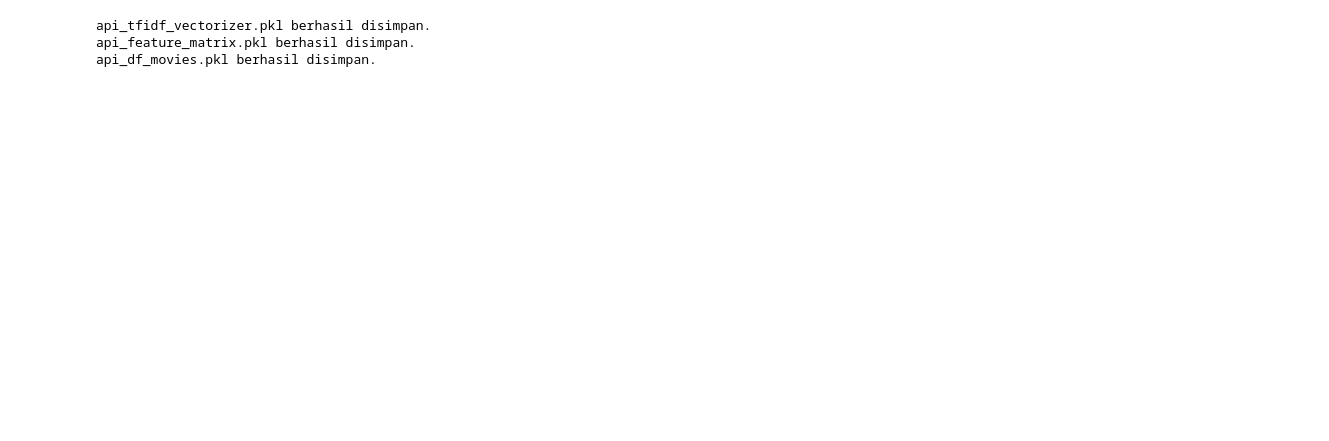
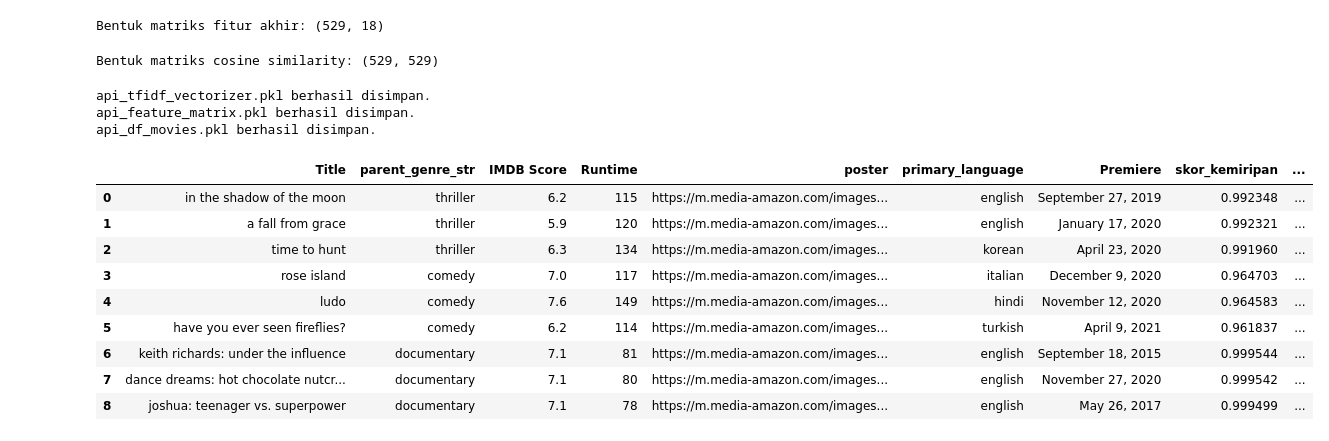
Before and after one commit to zynema/zynema-ai, a Jupyter notebook: model/notebook/notebook.ipynb, the cells around one changed output. Saved outputs shown, nothing was run; the diff lists cells and outputs as text; code cells hidden in the pictures; blank space fills up the shorter version.

```diff
--- a/model/notebook/notebook.ipynb
+++ b/model/notebook/notebook.ipynb
@@ -21,5 +25,0 @@ Jumlah kategori genre unik di dataset adalah: 54
-# %%
-unique_genres = df_movies['parent_genre'].unique()
-print("Daftar kategori genre unik:")
-for genre in unique_genres:
-    print(f"- {genre}")
@@ -230 +70,11 @@ Button(button_style='info', description='Dapatkan Rekomendasi', icon='search', s
+# %%
+feature_matrix = hstack([tfidf_matrix, numeric_features])
+print(f"Bentuk matriks fitur akhir: {feature_matrix.shape}")
+# %% [output]
+Bentuk matriks fitur akhir: (529, 18)
+# %%
+cosine_sim = cosine_similarity(feature_matrix)
+print(f"Bentuk matriks cosine similarity: {cosine_sim.shape}")
+# %% [output]
+Bentuk matriks cosine similarity: (529, 529)
 # %%
@@ -246,3 +91,65 @@ print('api_df_movies.pkl berhasil disimpan.')
 api_tfidf_vectorizer.pkl berhasil disimpan.
 api_feature_matrix.pkl berhasil disimpan.
 api_df_movies.pkl berhasil disimpan.
+# %%
+import pandas as pd
+import joblib
+from sklearn.metrics.pairwise import cosine_similarity
+import numpy as np
+from scipy.sparse import csr_matrix
+
+df_movies = pd.read_pickle('api_df_movies.pkl')
+feature_matrix = joblib.load('api_feature_matrix.pkl')
+
+feature_matrix = feature_matrix.tocsr()
+
+def dapatkan_rekomendasi_demo(input_genres, top_n_per_genre=3):
+    rekomendasi_akhir = []
+
+    for genre in input_genres:
+        kondisi_genre = df_movies['parent_genre_str'].str.contains(genre, case=False, na=False)
+
+        if not kondisi_genre.any():
+            continue
+
+        indeks_film_genre = df_movies[kondisi_genre].index
+
+        vektor_genre_rata_rata = feature_matrix[indeks_film_genre].mean(axis=0)
+
+        if isinstance(vektor_genre_rata_rata, np.matrix):
+            vektor_genre_rata_rata = np.asarray(vektor_genre_rata_rata)
+
+        skor_kemiripan = cosine_similarity(vektor_genre_rata_rata, feature_matrix).flatten()
+
+        indeks_terurut = np.argsort(skor_kemiripan)[::-1]
+
+        hitung = 0
+        for idx in indeks_terurut:
+            if hitung >= top_n_per_genre:
+                break
+            film = df_movies.iloc[idx].to_dict()
+            film['skor_kemiripan'] = skor_kemiripan[idx]
+            film['sumber_genre_pop_up'] = genre
+
+            if film['Title'] not in [f['Title'] for f in rekomendasi_akhir]:
+                rekomendasi_akhir.append(film)
+                hitung += 1
+
+    return pd.DataFrame(rekomendasi_akhir)
+
+# --- SIMULASI DEMO ---
+genre_pilihan_user = ['thriller', 'comedy', 'documentary']
+
+df_hasil_rekomendasi = dapatkan_rekomendasi_demo(genre_pilihan_user, top_n_per_genre=3)
+display(df_hasil_rekomendasi)
+# %% [output]
+|  | Title | parent_genre_str | IMDB Score | Runtime | poster | primary_language | Premiere | skor_kemiripan | ... |
+| 0 | in the shadow of the moon | thriller | 6.2 | 115 | https://m.media-amazon.com/images... | english | September 27, 2019 | 0.992348 | ... |
+| 1 | a fall from grace | thriller | 5.9 | 120 | https://m.media-amazon.com/images... | english | January 17, 2020 | 0.992321 | ... |
+| 2 | time to hunt | thriller | 6.3 | 134 | https://m.media-amazon.com/images... | korean | April 23, 2020 | 0.991960 | ... |
+| 3 | rose island | comedy | 7.0 | 117 | https://m.media-amazon.com/images... | italian | December 9, 2020 | 0.964703 | ... |
+| 4 | ludo | comedy | 7.6 | 149 | https://m.media-amazon.com/images... | hindi | November 12, 2020 | 0.964583 | ... |
+| 5 | have you ever seen fireflies? | comedy | 6.2 | 114 | https://m.media-amazon.com/images... | turkish | April 9, 2021 | 0.961837 | ... |
+| 6 | keith richards: under the influence | documentary | 7.1 | 81 | https://m.media-amazon.com/images... | english | September 18, 2015 | 0.999544 | ... |
+| 7 | dance dreams: hot chocolate nutcr... | documentary | 7.1 | 80 | https://m.media-amazon.com/images... | english | November 27, 2020 | 0.999542 | ... |
+| 8 | joshua: teenager vs. superpower | documentary | 7.1 | 78 | https://m.media-amazon.com/images... | english | May 26, 2017 | 0.999499 | ... |
```
Also changed, not shown: parts of 17 cells of this notebook, 4 other files.
